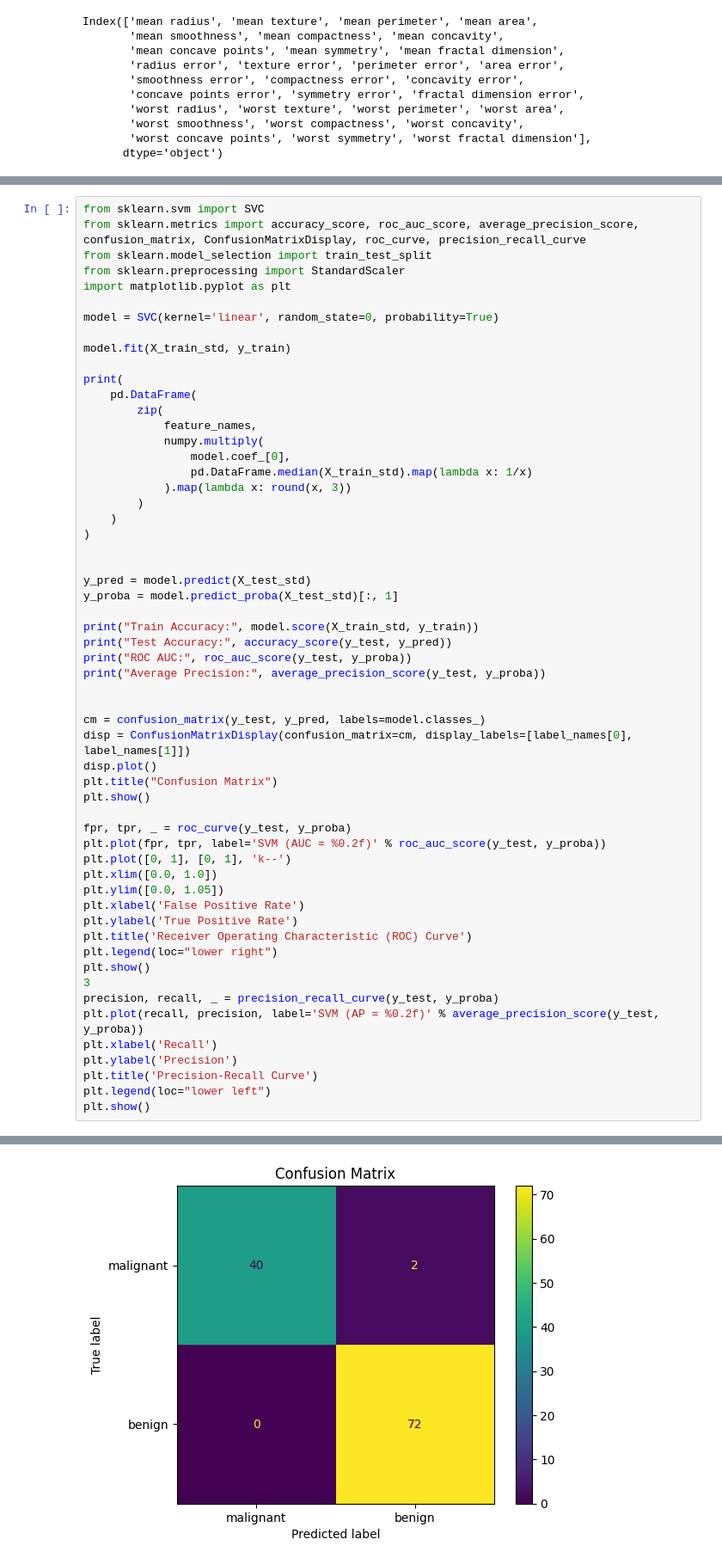
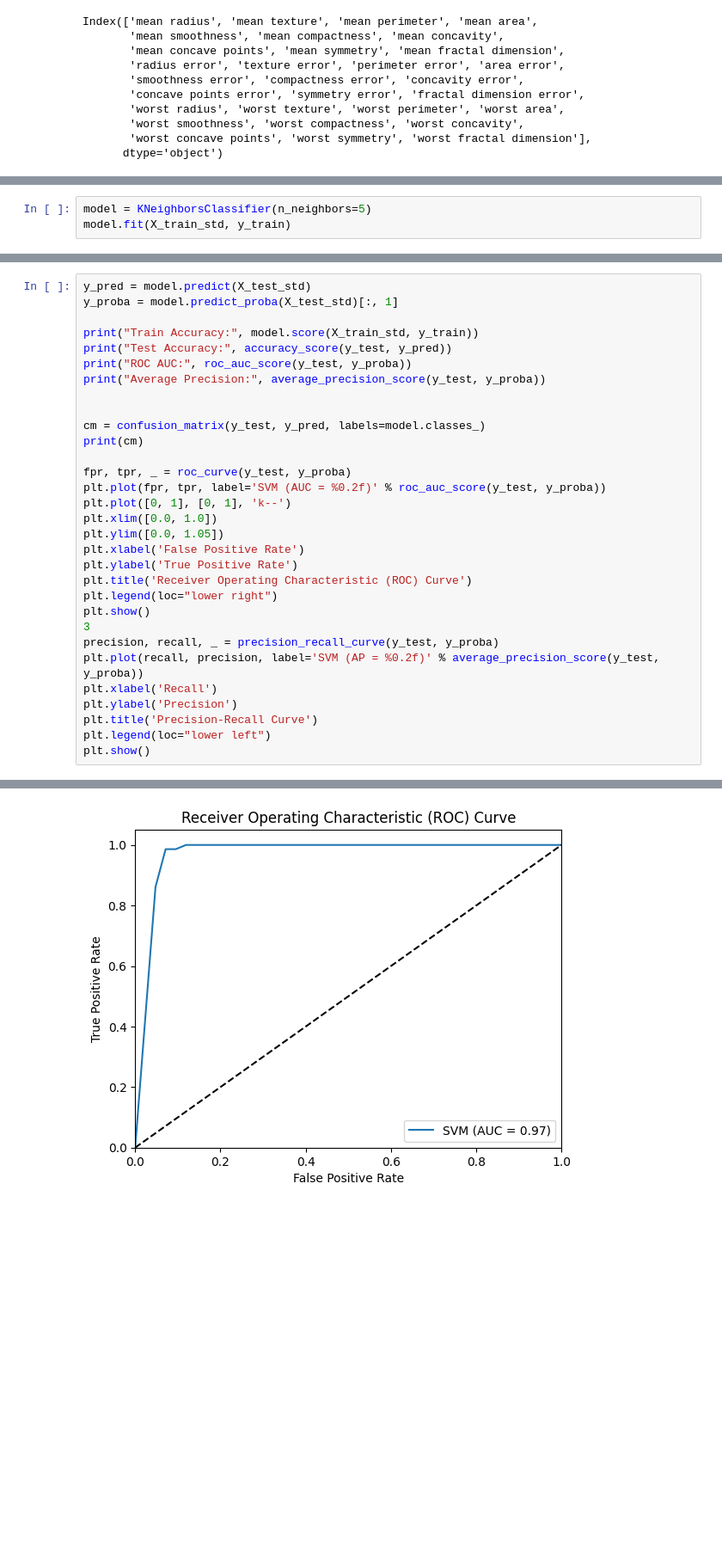
Before and after one commit to glawt0n/dataproject1, a Jupyter notebook: project1.ipynb, the cells around one changed output, grey strips where cells are left out. Shown at 86% size. Saved outputs shown, nothing was run; the diff lists cells and outputs as text; blank space fills up the shorter version.

```diff
--- a/project1.ipynb
+++ b/project1.ipynb
@@ -3783,0 +3804,3 @@ Index(['mean radius', 'mean texture', 'mean perimeter', 'mean area',
+# %%
+model = KNeighborsClassifier(n_neighbors=5)
+model.fit(X_train_std, y_train)
@@ -3784,27 +3809,4 @@ Index(['mean radius', 'mean texture', 'mean perimeter', 'mean area',
 # %%
-from sklearn.svm import SVC
-from sklearn.metrics import accuracy_score, roc_auc_score, average_precision_score, confusion_matrix, ConfusionMatrixDisplay, roc_curve, precision_recall_curve
-from sklearn.model_selection import train_test_split
-from sklearn.preprocessing import StandardScaler
-import matplotlib.pyplot as plt
-
-model = SVC(kernel='linear', random_state=0, probability=True)
-
-model.fit(X_train_std, y_train)
-
-print(
-    pd.DataFrame(
-        zip(
-            feature_names,
-            numpy.multiply(
-                model.coef_[0],
-                pd.DataFrame.median(X_train_std).map(lambda x: 1/x)
-            ).map(lambda x: round(x, 3))
-        )
-    )
-)
-
-
 y_pred = model.predict(X_test_std)
 y_proba = model.predict_proba(X_test_std)[:, 1]
 
@@ -3815,10 +3817,7 @@ print("Average Precision:", average_precision_score(y_test, y_proba))
 
 
 cm = confusion_matrix(y_test, y_pred, labels=model.classes_)
-disp = ConfusionMatrixDisplay(confusion_matrix=cm, display_labels=[label_names[0], label_names[1]])
-disp.plot()
-plt.title("Confusion Matrix")
-plt.show()
+print(cm)
 
 fpr, tpr, _ = roc_curve(y_test, y_proba)
 plt.plot(fpr, tpr, label='SVM (AUC = %0.2f)' % roc_auc_score(y_test, y_proba))
@@ -3859 +3847 @@ Average Precision: 0.9978366207829659
-[figure, old version]
+[figure, new version]
```
Also changed, not shown: parts of 4 cells of this notebook.
